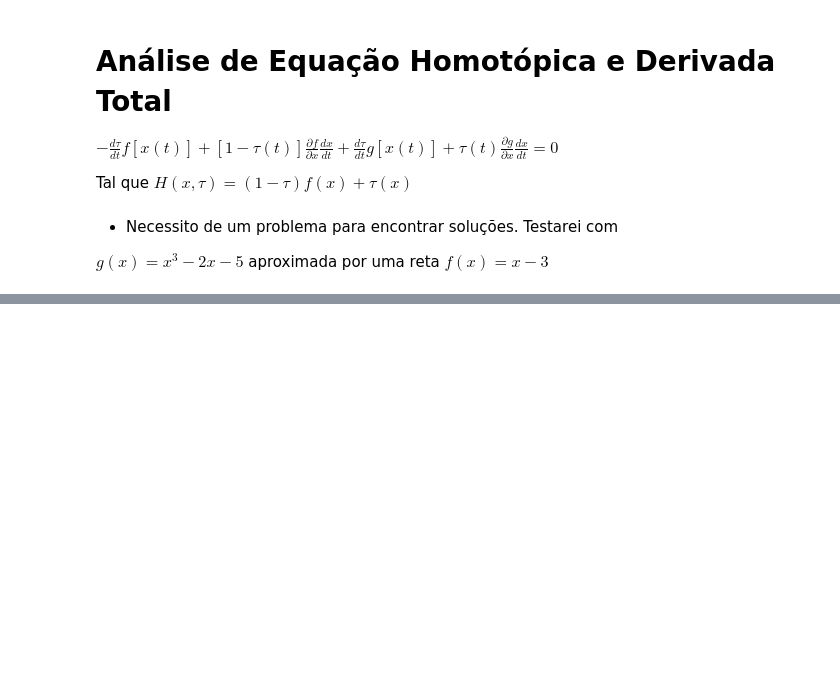
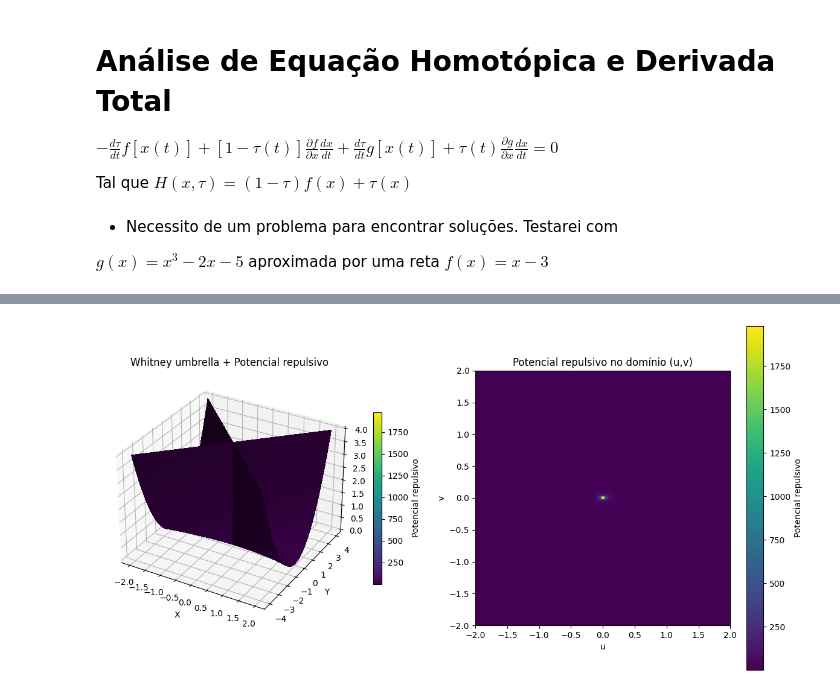
Before and after one commit to Cordoeira/ComplexDyn, a Jupyter notebook: HomotoPy.ipynb, the cells around one changed output, grey strips where cells are left out. Drawn from its saved outputs; the diff is of its cells as text; code cells hidden in the pictures; blank space fills up the shorter version.

```diff
--- a/HomotoPy.ipynb
+++ b/HomotoPy.ipynb
@@ -55,0 +391,78 @@ def dHdtau(x, tau, f_func=f, g_func=g):
+# %%
+import numpy as np
+import matplotlib.pyplot as plt
+from mpl_toolkits.mplot3d import Axes3D
+
+# Parâmetros do potencial repulsivo
+alpha = 1.0
+k = 2
+h_fd = 1e-5
+
+# Whitney umbrella
+def r(u, v):
+    x = u
+    y = u * v
+    z = v**2
+    return np.array([x, y, z])
+
+def J_fd(u, v, h=h_fd):
+    r_u_plus = r(u + h, v)
+    r_u_minus = r(u - h, v)
+    r_v_plus = r(u, v + h)
+    r_v_minus = r(u, v - h)
+
+    dr_du = (r_u_plus - r_u_minus) / (2*h)
+    dr_dv = (r_v_plus - r_v_minus) / (2*h)
+
+    cross = np.cross(dr_du, dr_dv)
+    return np.linalg.norm(cross)
+
+# Domínio paramétrico
+u_vals = np.linspace(-2, 2, 200)
+v_vals = np.linspace(-2, 2, 200)
+U, V = np.meshgrid(u_vals, v_vals)
+
+# Calcula pontos 3D
+X = np.zeros(U.shape)
+Y = np.zeros(U.shape)
+Z = np.zeros(U.shape)
+V_pot = np.zeros(U.shape)
+
+eps = 1e-8
+for i in range(U.shape[0]):
+    for j in range(U.shape[1]):
+        u = U[i, j]
+        v = V[i, j]
+        pt = r(u, v)
+        X[i, j] = pt[0]
+        Y[i, j] = pt[1]
+        Z[i, j] = pt[2]
+        J = J_fd(u, v) + eps
+        V_pot[i, j] = alpha / (J ** k)
+
+# Plot da superfície com coloração do potencial
+fig = plt.figure(figsize=(12, 6))
+
+ax1 = fig.add_subplot(121, projection='3d')
+surf = ax1.plot_surface(X, Y, Z, facecolors=plt.cm.viridis(V_pot / np.max(V_pot)), rstride=1, cstride=1, linewidth=0, antialiased=False)
+ax1.set_title('Whitney umbrella + Potencial repulsivo')
+ax1.set_xlabel('X')
+ax1.set_ylabel('Y')
+ax1.set_zlabel('Z')
+
+m = plt.cm.ScalarMappable(cmap=plt.cm.viridis)
+m.set_array(V_pot)
+fig.colorbar(m, ax=ax1, shrink=0.5, label='Potencial repulsivo')
+
+# Plot do potencial repulsivo no domínio paramétrico (u,v)
+ax2 = fig.add_subplot(122)
+im = ax2.imshow(V_pot, extent=[u_vals.min(), u_vals.max(), v_vals.min(), v_vals.max()], origin='lower', cmap='viridis')
+ax2.set_title('Potencial repulsivo no domínio (u,v)')
+ax2.set_xlabel('u')
+ax2.set_ylabel('v')
+fig.colorbar(im, ax=ax2, label='Potencial repulsivo')
+
+plt.tight_layout()
+plt.show()
+# %% [output]
+[figure, added]
```
Also changed, not shown: parts of 11 cells of this notebook, 1 other file.
